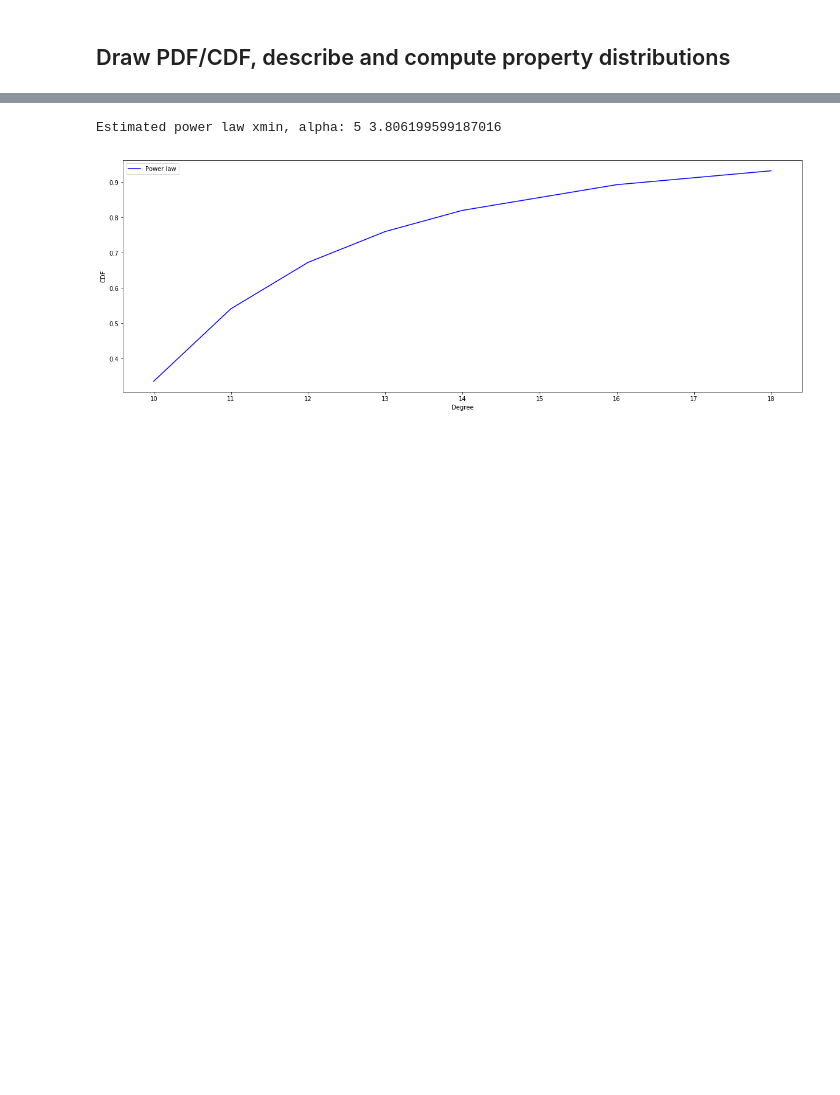
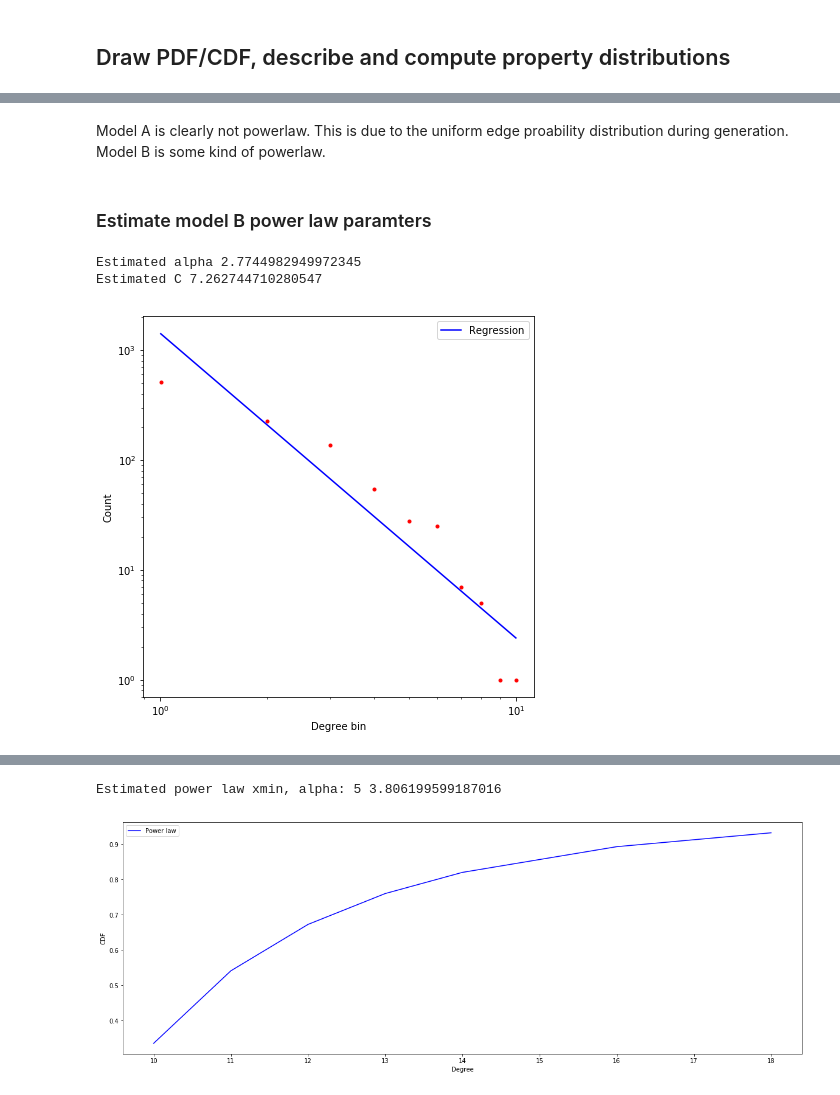
Before and after one commit to Euphe/ns, a Jupyter notebook: Homeworks/00_02._networks_ha2.ipynb, the cells around one changed output, grey strips where cells are left out. Drawn from its saved outputs; the diff is of its cells as text; code cells hidden in the pictures; blank space fills up the shorter version.

```diff
--- a/Homeworks/00_02._networks_ha2.ipynb
+++ b/Homeworks/00_02._networks_ha2.ipynb
@@ -206,21 +222,0 @@ plt.show()
-# %%
-def fit_log_log(degree_vals):
-    yh, binEdges=np.histogram(degree_vals, bins=1000)
-    bincenters = 0.5*(binEdges[1:]+binEdges[:-1])
-    idx = np.ix_(yh != 0)
-    x_est = np.log(bincenters[idx])
-    y_est = np.log(yh[idx])
-    s = len(x_est)
-
-    X = np.vstack([np.ones(s), x_est]).T
-    Beta = np.dot(np.dot(np.linalg.inv(np.dot(X.T, X)), X.T), y_est)
-
-    idx = np.argsort(x_est)
-    yt = np.exp(X[idx,:].dot(Beta))
-    xt = np.exp(X[idx,1])
-
-    a_linreg = -Beta[1]
-    c_linreg = Beta[0]
-    return a_linreg, c_linreg
-
-fit_log_log(pd.Series(graph_a.degree()))
@@ -316,0 +245,13 @@ plt.show()
+# %% [markdown]
+Model A is clearly not powerlaw. This is due to the uniform edge proability distribution during generation.
+Model B is some kind of powerlaw.
+# %% [markdown]
+### Estimate model B power law paramters
+# %%
+alpha_a, C= fit_log_log(pd.Series(graph_a.degree()))
+print 'Estimated alpha', alpha_a
+print 'Estimated C', C
+# %% [output]
+Estimated alpha 2.7744982949972345
+Estimated C 7.262744710280547
+[figure, added]
```
Also changed, not shown: parts of 16 cells of this notebook.
